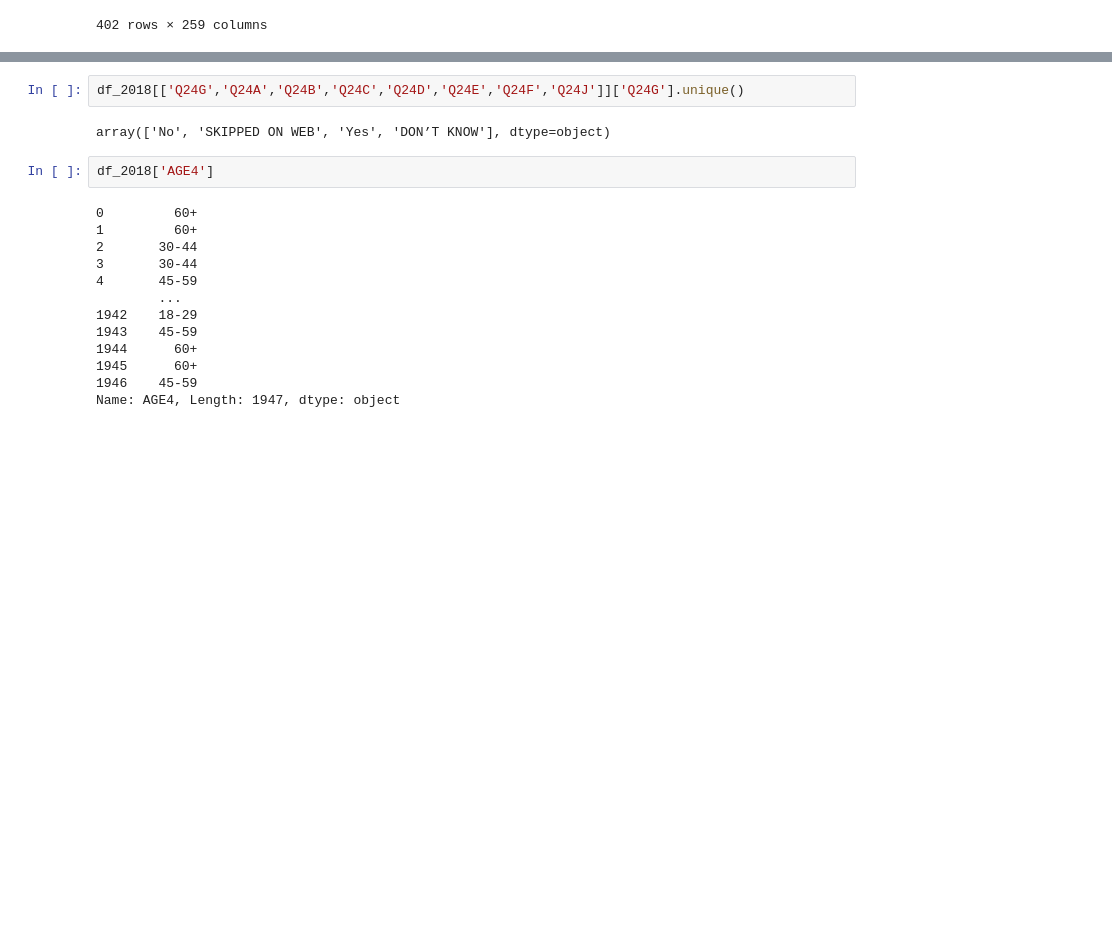
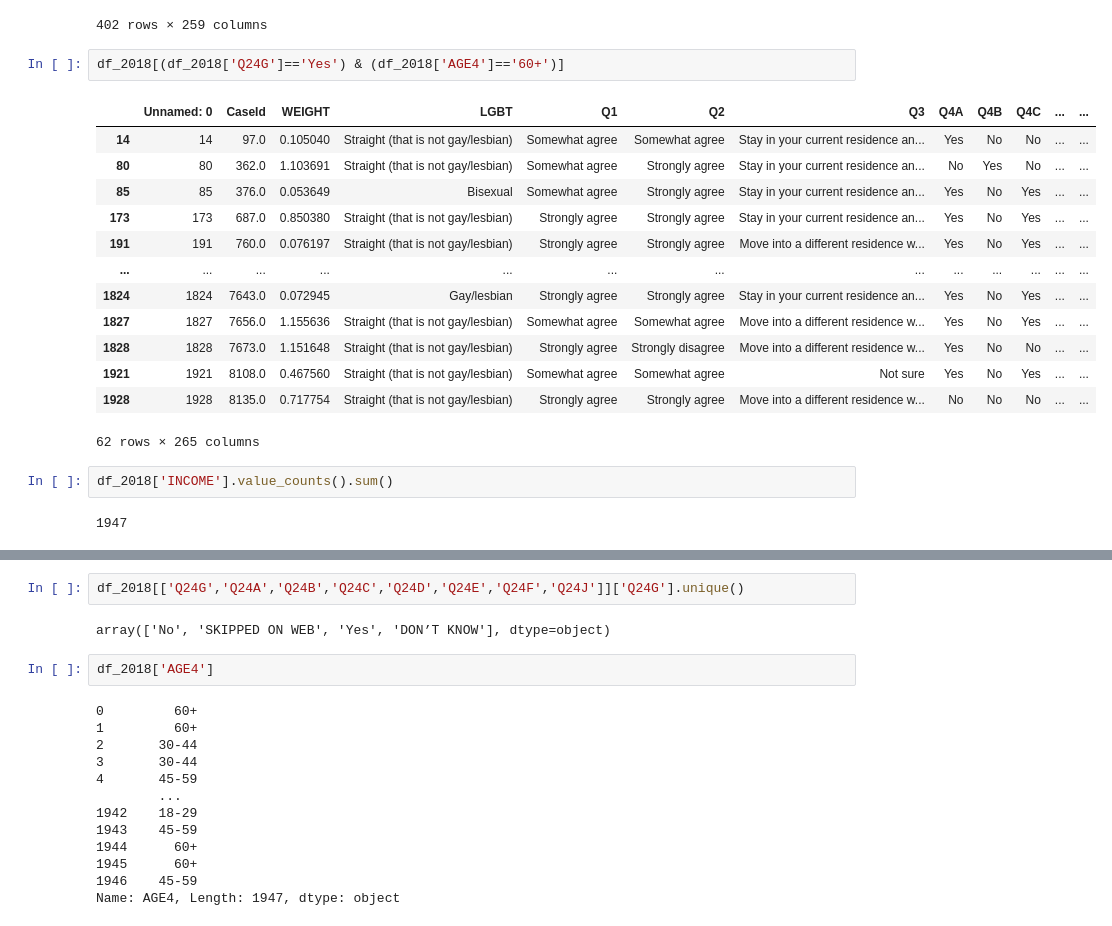
Before and after one commit to matthewasloan95/social-isolation-transportation, a Jupyter notebook: Cleaning-and-EDA.ipynb, the cells around one changed output, grey strips where cells are left out. Drawn from its saved outputs; the diff is of its cells as text; blank space fills up the shorter version.

```diff
--- a/Cleaning-and-EDA.ipynb
+++ b/Cleaning-and-EDA.ipynb
@@ -93,3 +93,23 @@ df_2018[df_2018['Q24G']=='Yes']
 | 1939 | 1939 | 8192.0 | 0.249703 | Straight (that is not gay/lesbian) | Strongly agree | Strongly agree | Not sure | Yes | Yes | Yes | ... | ... |
 | 1943 | 1943 | 8205.0 | 0.043247 | Gay/lesbian | Strongly agree | Strongly agree | Stay in your current residence an... | Yes | No | Yes | ... | ... |
 402 rows × 259 columns
+# %%
+df_2018[(df_2018['Q24G']=='Yes') & (df_2018['AGE4']=='60+')]
+# %% [output]
+|  | Unnamed: 0 | CaseId | WEIGHT | LGBT | Q1 | Q2 | Q3 | Q4A | Q4B | Q4C | ... | ... |
+| 14 | 14 | 97.0 | 0.105040 | Straight (that is not gay/lesbian) | Somewhat agree | Somewhat agree | Stay in your current residence an... | Yes | No | No | ... | ... |
+| 80 | 80 | 362.0 | 1.103691 | Straight (that is not gay/lesbian) | Somewhat agree | Strongly agree | Stay in your current residence an... | No | Yes | No | ... | ... |
+| 85 | 85 | 376.0 | 0.053649 | Bisexual | Somewhat agree | Strongly agree | Stay in your current residence an... | Yes | No | Yes | ... | ... |
+| 173 | 173 | 687.0 | 0.850380 | Straight (that is not gay/lesbian) | Strongly agree | Strongly agree | Stay in your current residence an... | Yes | No | Yes | ... | ... |
+| 191 | 191 | 760.0 | 0.076197 | Straight (that is not gay/lesbian) | Strongly agree | Strongly agree | Move into a different residence w... | Yes | No | Yes | ... | ... |
+| ... | ... | ... | ... | ... | ... | ... | ... | ... | ... | ... | ... | ... |
+| 1824 | 1824 | 7643.0 | 0.072945 | Gay/lesbian | Strongly agree | Strongly agree | Stay in your current residence an... | Yes | No | Yes | ... | ... |
+| 1827 | 1827 | 7656.0 | 1.155636 | Straight (that is not gay/lesbian) | Somewhat agree | Somewhat agree | Move into a different residence w... | Yes | No | Yes | ... | ... |
+| 1828 | 1828 | 7673.0 | 1.151648 | Straight (that is not gay/lesbian) | Strongly agree | Strongly disagree | Move into a different residence w... | Yes | No | No | ... | ... |
+| 1921 | 1921 | 8108.0 | 0.467560 | Straight (that is not gay/lesbian) | Somewhat agree | Somewhat agree | Not sure | Yes | No | Yes | ... | ... |
+| 1928 | 1928 | 8135.0 | 0.717754 | Straight (that is not gay/lesbian) | Strongly agree | Strongly agree | Move into a different residence w... | No | No | No | ... | ... |
+62 rows × 265 columns
+# %%
+df_2018['INCOME'].value_counts().sum()
+# %% [output]
+1947
```
Also changed, not shown: parts of 16 cells of this notebook.
